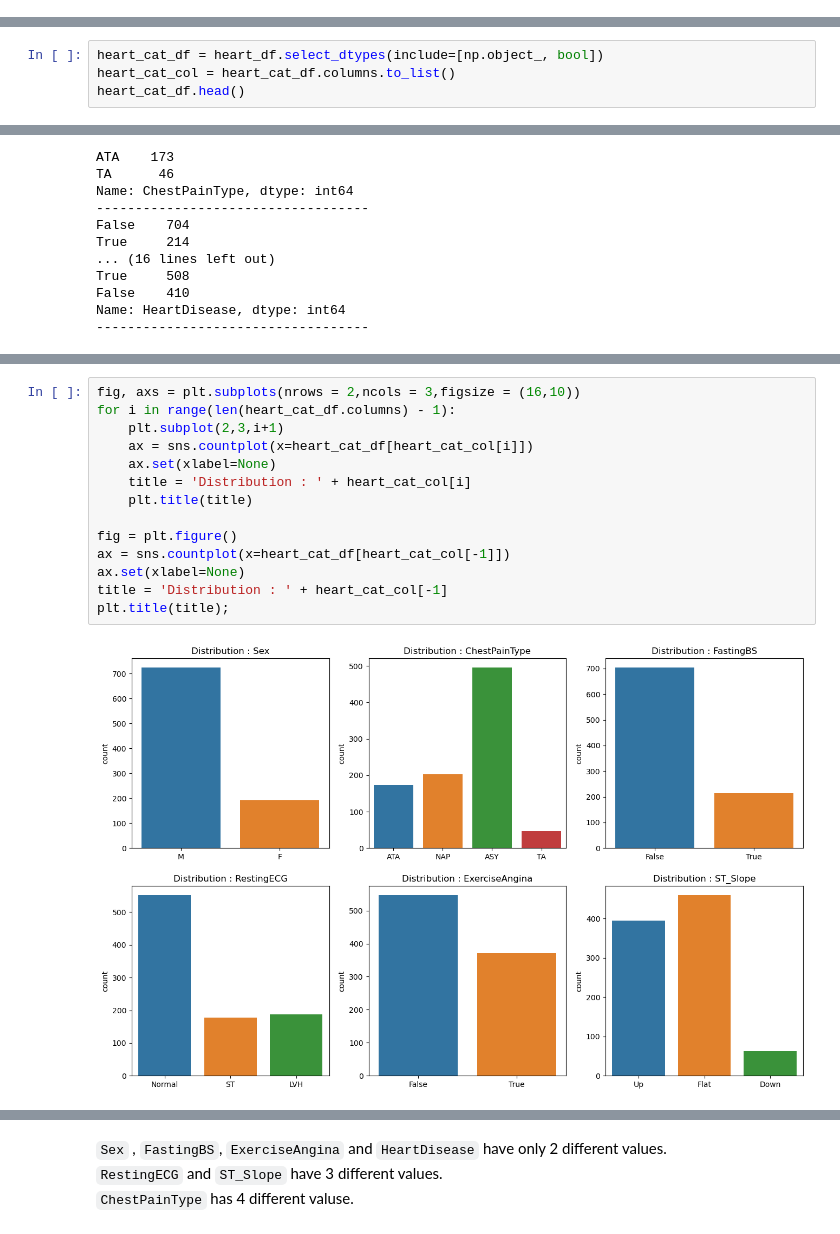
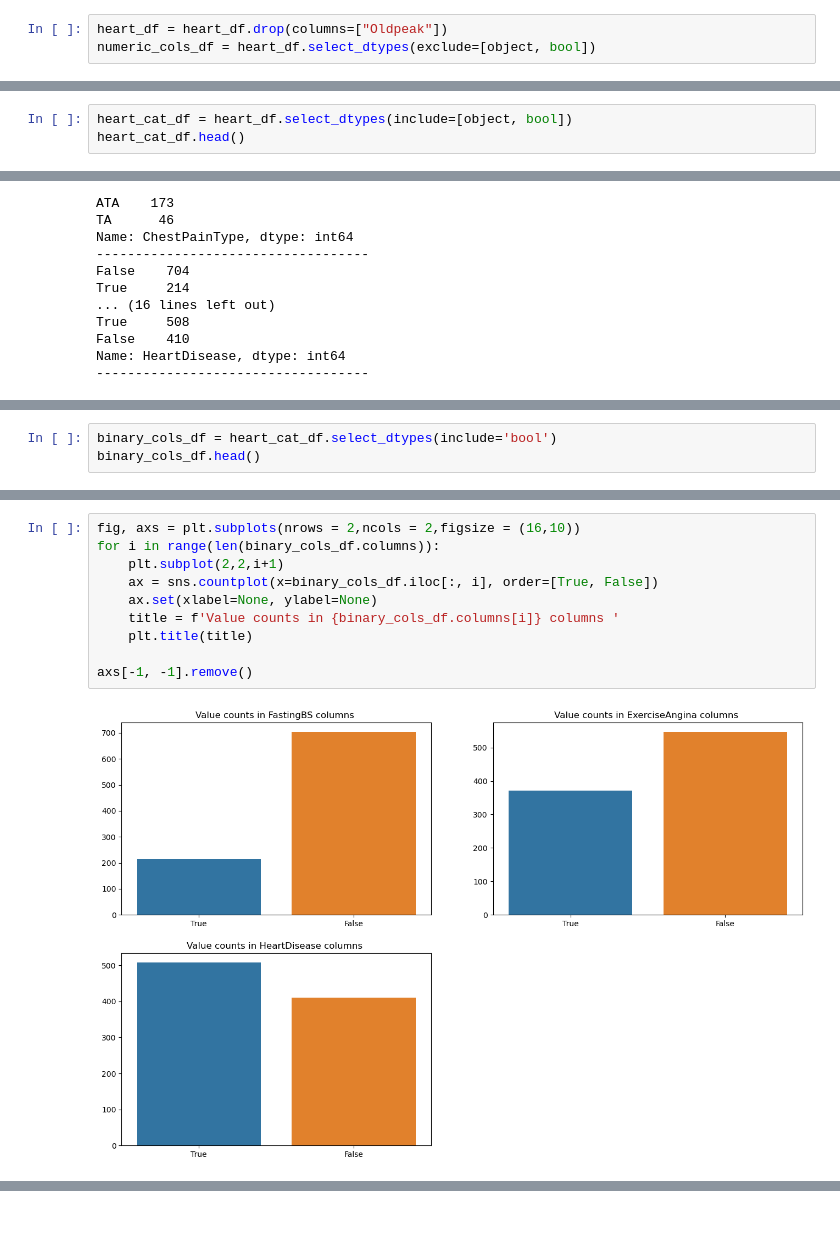
Before and after one commit to vntan/HeartFailureAnalysis, a Jupyter notebook: HeartFailureAnalysis.ipynb, the cells around one changed output, grey strips where cells are left out. Cells and saved outputs as stored; diff of their text form.

```diff
--- a/HeartFailureAnalysis.ipynb
+++ b/HeartFailureAnalysis.ipynb
@@ -192 +252,4 @@ heart_num_df.describe()
+# %%
+heart_df = heart_df.drop(columns=["Oldpeak"])
+numeric_cols_df = heart_df.select_dtypes(exclude=[object, bool])
 # %%
@@ -212,8 +277,7 @@ Some row in `RestingBP` column have 0 value so we will treat this zeros as **nul
 # %% [markdown]
 ### Explore categorical column(s)
 # %%
-heart_cat_df = heart_df.select_dtypes(include=[np.object_, bool])
-heart_cat_col = heart_cat_df.columns.to_list()
+heart_cat_df = heart_df.select_dtypes(include=[object, bool])
 heart_cat_df.head()
 # %% [output]
 |  | Sex | ChestPainType | FastingBS | RestingECG | ExerciseAngina | ST_Slope | HeartDisease |
@@ -266,0 +333,3 @@ Name: HeartDisease, dtype: int64
+# %%
+binary_cols_df = heart_cat_df.select_dtypes(include='bool')
+binary_cols_df.head()
@@ -267,16 +343,12 @@ Name: HeartDisease, dtype: int64
 # %%
-fig, axs = plt.subplots(nrows = 2,ncols = 3,figsize = (16,10))
-for i in range(len(heart_cat_df.columns) - 1):
-    plt.subplot(2,3,i+1)
-    ax = sns.countplot(x=heart_cat_df[heart_cat_col[i]])
-    ax.set(xlabel=None)
-    title = 'Distribution : ' + heart_cat_col[i]
+fig, axs = plt.subplots(nrows = 2,ncols = 2,figsize = (16,10))
+for i in range(len(binary_cols_df.columns)):
+    plt.subplot(2,2,i+1)
+    ax = sns.countplot(x=binary_cols_df.iloc[:, i], order=[True, False])
+    ax.set(xlabel=None, ylabel=None)
+    title = f'Value counts in {binary_cols_df.columns[i]} columns '
     plt.title(title)
 
-fig = plt.figure()
-ax = sns.countplot(x=heart_cat_df[heart_cat_col[-1]])
-ax.set(xlabel=None)
-title = 'Distribution : ' + heart_cat_col[-1]
-plt.title(title);
+axs[-1, -1].remove()
 # %% [output]
-[figure, old version]
+[figure, new version]
@@ -284,4 +354,0 @@ plt.title(title);
-# %% [markdown]
-`Sex` , `FastingBS`, `ExerciseAngina` and `HeartDisease` have only 2 different values.
-`RestingECG` and `ST_Slope` have 3 different values.
-`ChestPainType` has 4 different valuse.
```
Also changed, not shown: parts of 32 cells of this notebook.
